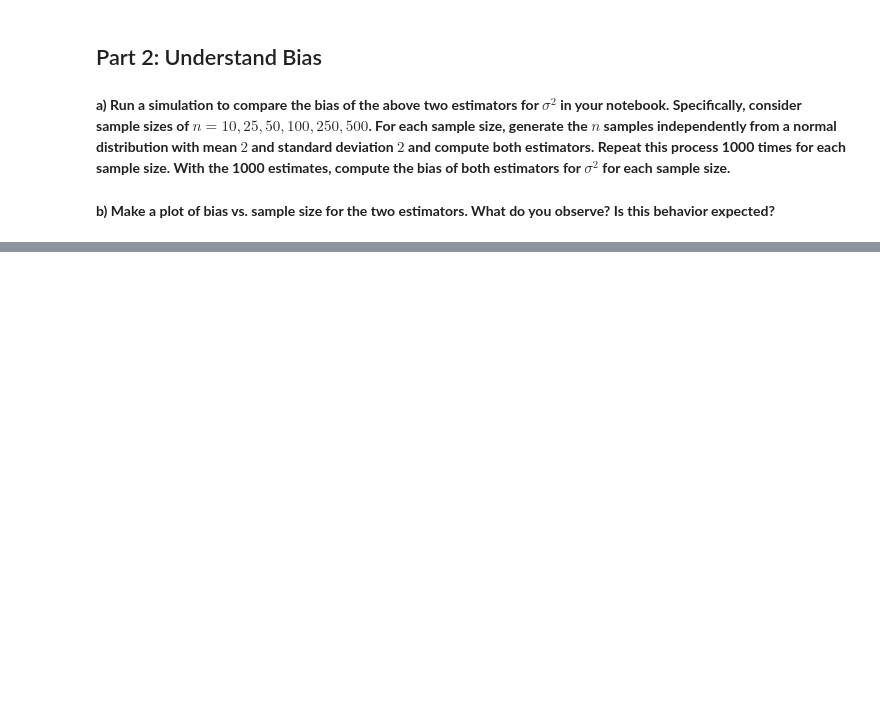
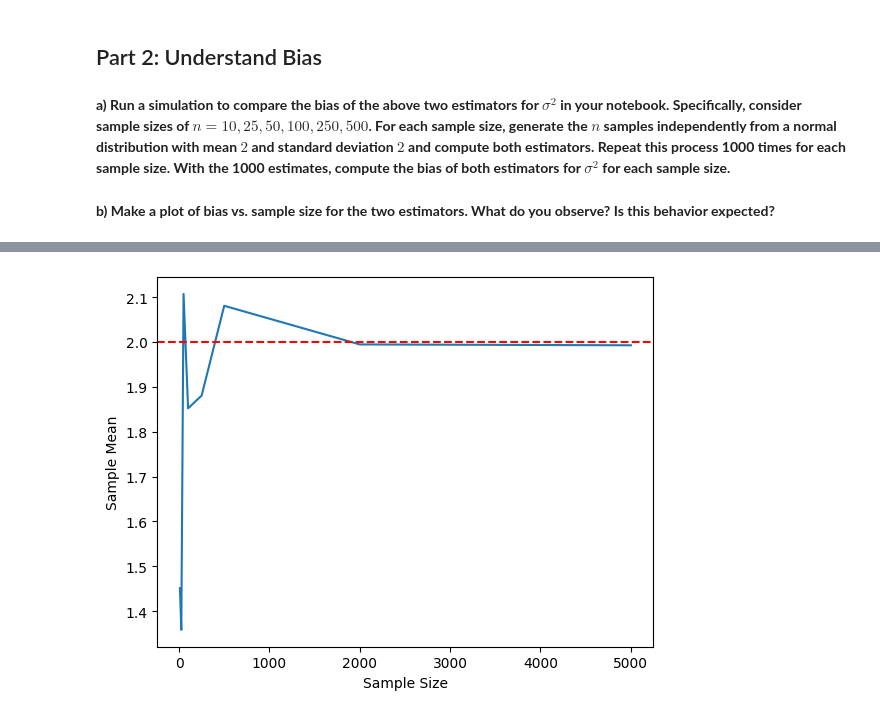
Before and after one commit to BullDF/JSC270_A3_YMENG, a Jupyter notebook: notebook.ipynb, the cells around one changed output, grey strips where cells are left out. Saved outputs shown, nothing was run; the diff lists cells and outputs as text; code cells hidden in the pictures; blank space fills up the shorter version.

```diff
--- a/notebook.ipynb
+++ b/notebook.ipynb
@@ -82,0 +90,15 @@ plt.show()
+# %%
+sample_sizes = [10, 25, 50, 100, 250, 500, 2000, 5000] # Set sample sizes
+np.random.seed(2023) # Set seed for reproducibility
+sample_means = [] # Initialize list for sample means
+for n in sample_sizes:
+    sample = np.random.exponential(2, n) # Generate exponential data
+    sample_means.append(np.mean(sample)) # Record sample mean
+# %%
+sns.lineplot(x=sample_sizes, y=sample_means) # Create line plot
+plt.xlabel('Sample Size') # Set x label
+plt.ylabel('Sample Mean') # Set y label
+plt.axhline(y=2, color='r', linestyle='--') # Add horizontal line at 2
+plt.show()
+# %% [output]
+[figure, added]
```
Also changed, not shown: parts of 9 cells of this notebook, 3 other files.
